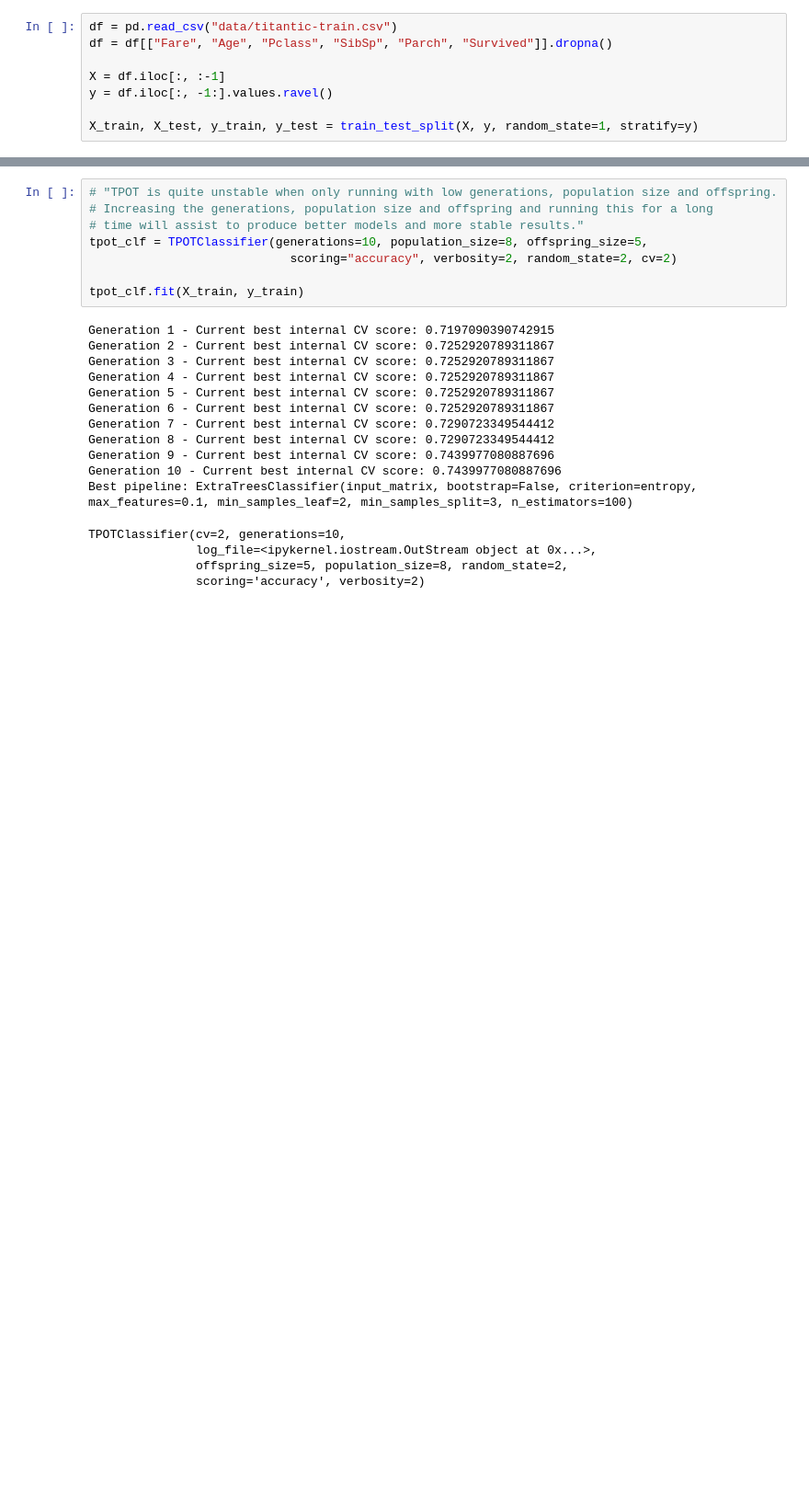
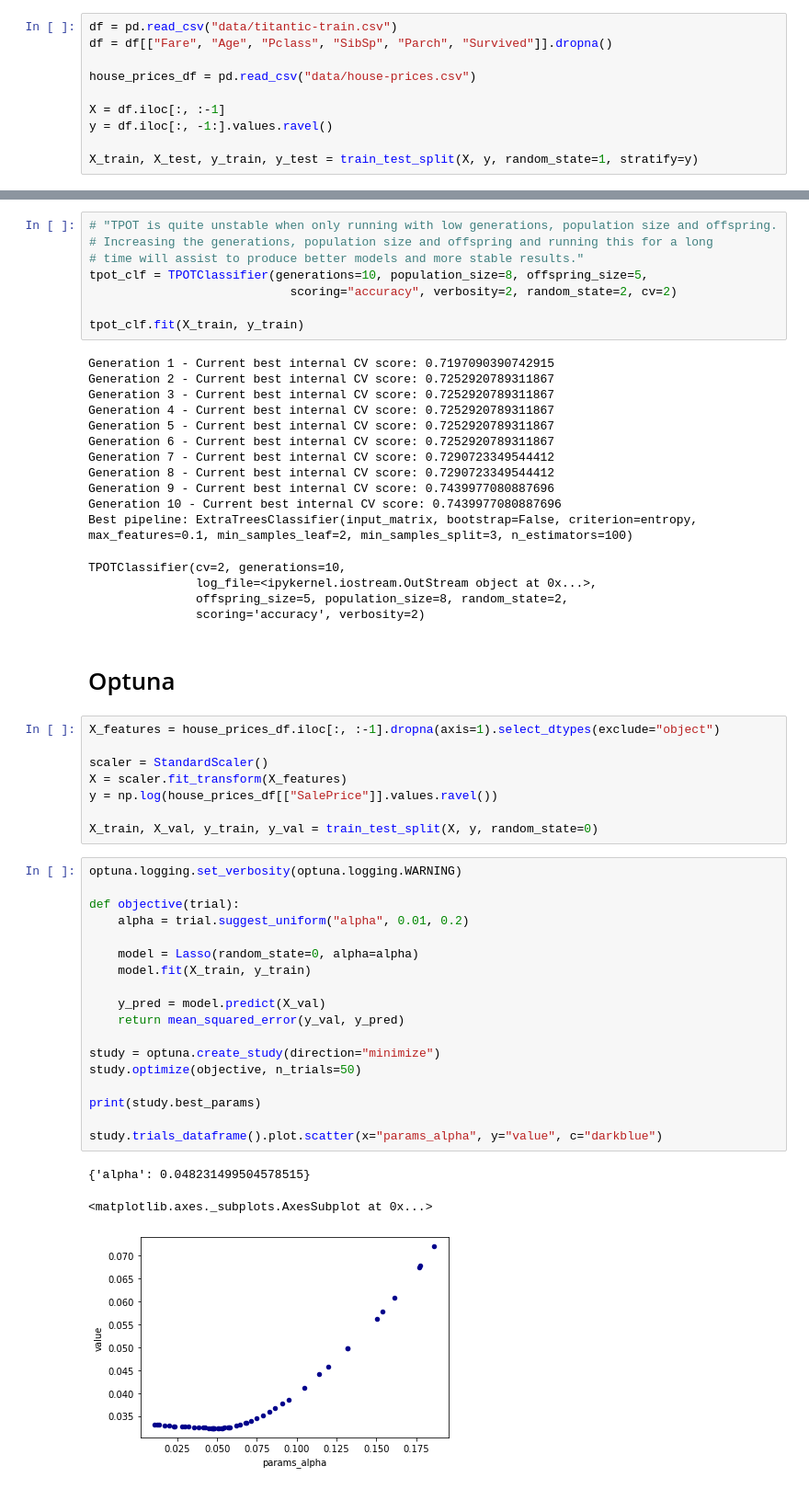
Before and after one commit to mattm/python-cheat-sheet, a Jupyter notebook: Hyperparameter Tuning.ipynb, the cells around one changed output, grey strips where cells are left out. Shown: that part at 92% size. Cells and saved outputs as stored; diff of their text form; blank space fills up the shorter version.

```diff
--- a/Hyperparameter Tuning.ipynb
+++ b/Hyperparameter Tuning.ipynb
@@ -20,6 +22,8 @@ from tpot import TPOTClassifier
 # %%
 df = pd.read_csv("data/titantic-train.csv")
 df = df[["Fare", "Age", "Pclass", "SibSp", "Parch", "Survived"]].dropna()
+
+house_prices_df = pd.read_csv("data/house-prices.csv")
 
 X = df.iloc[:, :-1]
 y = df.iloc[:, -1:].values.ravel()
@@ -248,3 +252,35 @@ TPOTClassifier(cv=2, generations=10,
                log_file=<ipykernel.iostream.OutStream object at 0x...>,
                offspring_size=5, population_size=8, random_state=2,
                scoring='accuracy', verbosity=2)
+# %% [markdown]
+# Optuna
+# %%
+X_features = house_prices_df.iloc[:, :-1].dropna(axis=1).select_dtypes(exclude="object")
+
+scaler = StandardScaler()
+X = scaler.fit_transform(X_features)
+y = np.log(house_prices_df[["SalePrice"]].values.ravel())
+
+X_train, X_val, y_train, y_val = train_test_split(X, y, random_state=0)
+# %%
+optuna.logging.set_verbosity(optuna.logging.WARNING)
+
+def objective(trial):
+    alpha = trial.suggest_uniform("alpha", 0.01, 0.2)
+
+    model = Lasso(random_state=0, alpha=alpha)
+    model.fit(X_train, y_train)
+
+    y_pred = model.predict(X_val)
+    return mean_squared_error(y_val, y_pred)
+
+study = optuna.create_study(direction="minimize")
+study.optimize(objective, n_trials=50)
+
+print(study.best_params)
+
+study.trials_dataframe().plot.scatter(x="params_alpha", y="value", c="darkblue")
+# %% [output]
+{'alpha': 0.048231499504578515}
+<matplotlib.axes._subplots.AxesSubplot at 0x...>
+[figure, added]
```
Also changed, not shown: parts of 6 cells of this notebook, 21 other files.
